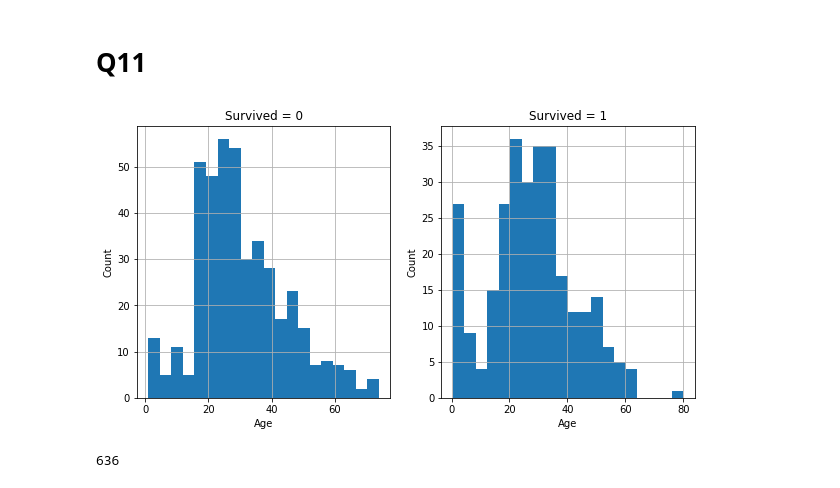
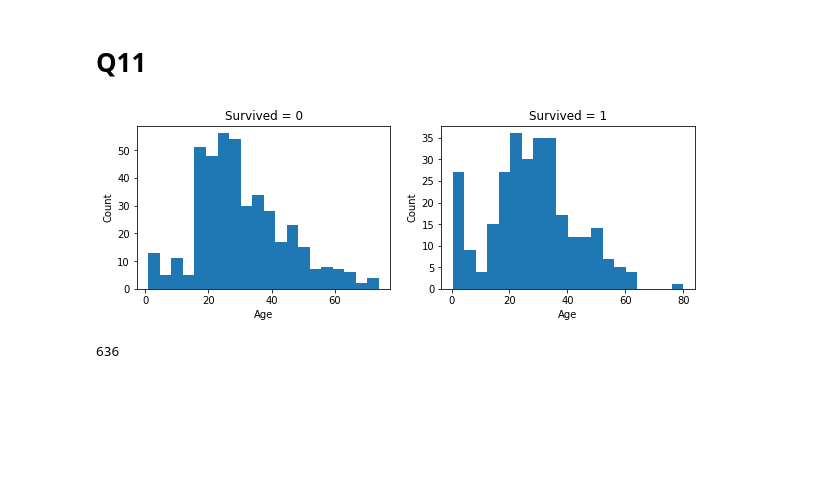
Before and after one commit to NatnaelTDaba/CAP5610, a Jupyter notebook: CAP5610_hw1_answers.ipynb, the cells around one changed output. Saved outputs shown, nothing was run; the diff lists cells and outputs as text; code cells hidden in the pictures; blank space fills up the shorter version.

```diff
--- a/CAP5610_hw1_answers.ipynb
+++ b/CAP5610_hw1_answers.ipynb
@@ -196,15 +196,15 @@ age_surv = train_df_q11[train_df_q11['Survived'] == 1]['Age']
 age_no_surv = train_df_q11[train_df_q11['Survived'] == 0]['Age']
 # %%
 n_bins = 20
-plt.figure(figsize=[10,5])
+plt.figure(figsize=[10,3])
 age_both = [age_no_surv, age_surv]
 for i in range(2):
   plt.subplot(1,2,i+1)
   plt.hist(age_both[i], bins=n_bins)
-  plt.title("Survived = " + str(i)); plt.xlabel("Age"); plt.ylabel("Count"); plt.grid()
+  plt.title("Survived = " + str(i)); plt.xlabel("Age"); plt.ylabel("Count");
 plt.show()
 # %% [output]
-[figure, old version]
+[figure, new version]
 # %%
 a = train_df_q11[train_df_q11['Age'] >= 15]
 b = a[a['Age'] <= 25]
```
Also changed, not shown: parts of 31 cells of this notebook.
